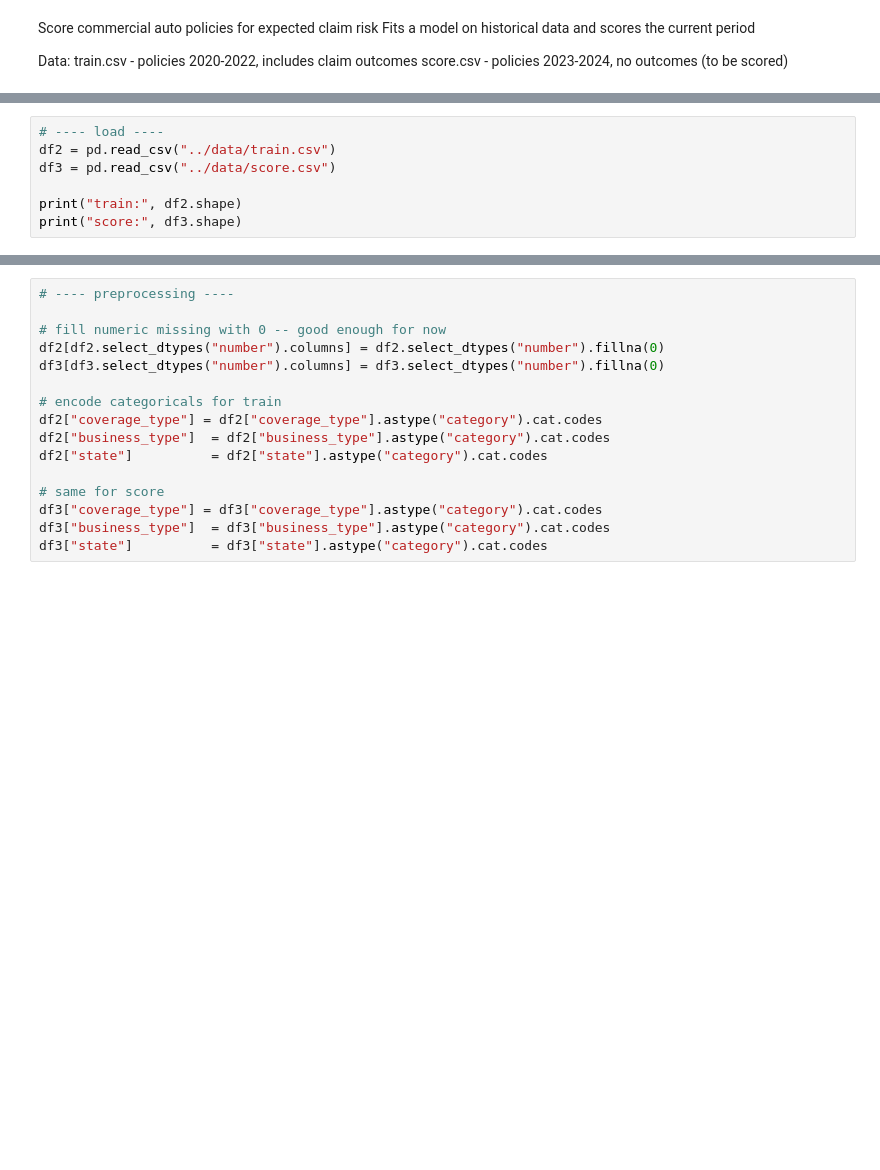
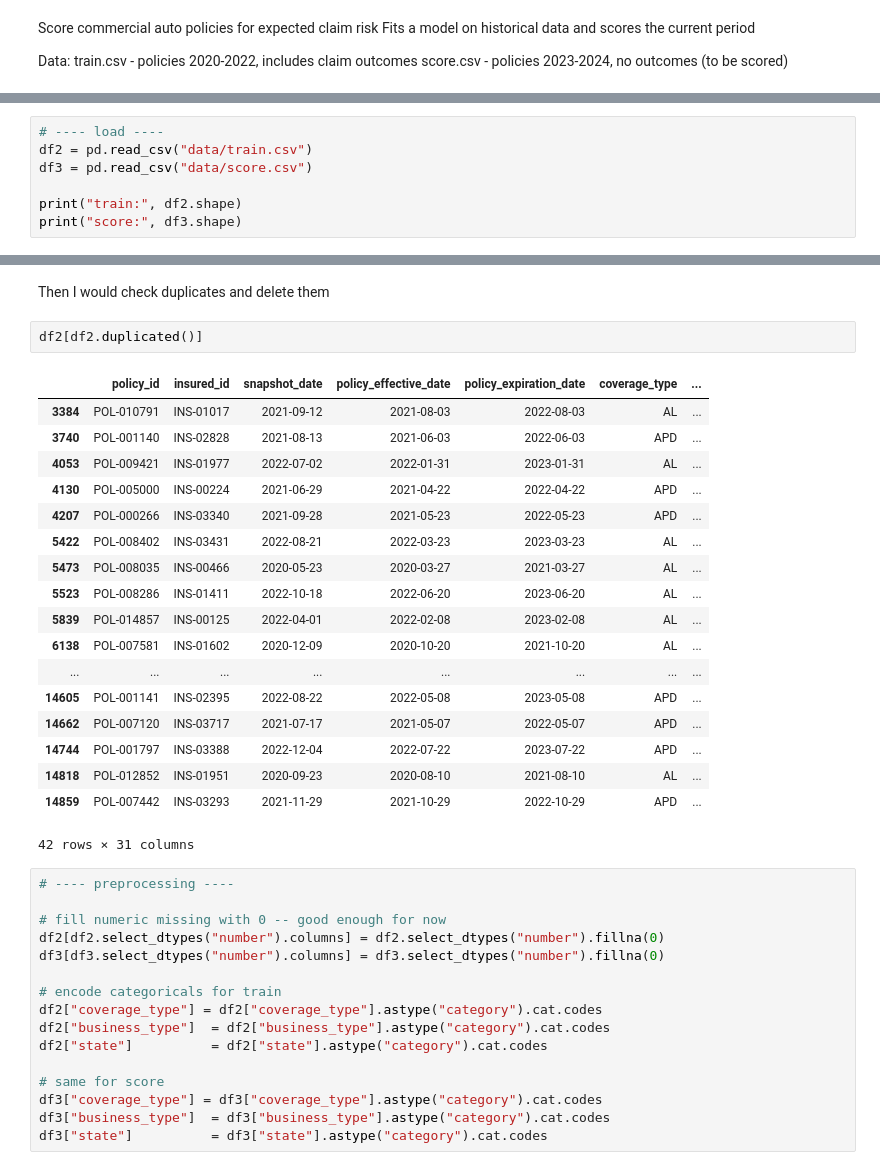
Before and after one commit to axel407/ZurichCaseStudy, a Jupyter notebook: risk_scorer.ipynb, the cells around one changed output, grey strips where cells are left out. Cells and saved outputs as stored; diff of their text form; blank space fills up the shorter version.

```diff
--- a/risk_scorer.ipynb
+++ b/risk_scorer.ipynb
@@ -13,8 +17,8 @@ from sklearn.model_selection import train_test_split
 from sklearn.metrics import accuracy_score
 # %%
 # ---- load ----
-df2 = pd.read_csv("../data/train.csv")
-df3 = pd.read_csv("../data/score.csv")
+df2 = pd.read_csv("data/train.csv")
+df3 = pd.read_csv("data/score.csv")
 
 print("train:", df2.shape)
 print("score:", df3.shape)
@@ -21,3 +120,26 @@ print("score:", df3.shape)
+# %% [markdown]
+Then I would check duplicates and delete them
+# %%
+df2[df2.duplicated()]
+# %% [output]
+|  | policy_id | insured_id | snapshot_date | policy_effective_date | policy_expiration_date | coverage_type | ... |
+| 3384 | POL-010791 | INS-01017 | 2021-09-12 | 2021-08-03 | 2022-08-03 | AL | ... |
+| 3740 | POL-001140 | INS-02828 | 2021-08-13 | 2021-06-03 | 2022-06-03 | APD | ... |
+| 4053 | POL-009421 | INS-01977 | 2022-07-02 | 2022-01-31 | 2023-01-31 | AL | ... |
+| 4130 | POL-005000 | INS-00224 | 2021-06-29 | 2021-04-22 | 2022-04-22 | APD | ... |
+| 4207 | POL-000266 | INS-03340 | 2021-09-28 | 2021-05-23 | 2022-05-23 | APD | ... |
+| 5422 | POL-008402 | INS-03431 | 2022-08-21 | 2022-03-23 | 2023-03-23 | AL | ... |
+| 5473 | POL-008035 | INS-00466 | 2020-05-23 | 2020-03-27 | 2021-03-27 | AL | ... |
+| 5523 | POL-008286 | INS-01411 | 2022-10-18 | 2022-06-20 | 2023-06-20 | AL | ... |
+| 5839 | POL-014857 | INS-00125 | 2022-04-01 | 2022-02-08 | 2023-02-08 | AL | ... |
+| 6138 | POL-007581 | INS-01602 | 2020-12-09 | 2020-10-20 | 2021-10-20 | AL | ... |
+| ... | ... | ... | ... | ... | ... | ... | ... |
+| 14605 | POL-001141 | INS-02395 | 2022-08-22 | 2022-05-08 | 2023-05-08 | APD | ... |
+| 14662 | POL-007120 | INS-03717 | 2021-07-17 | 2021-05-07 | 2022-05-07 | APD | ... |
+| 14744 | POL-001797 | INS-03388 | 2022-12-04 | 2022-07-22 | 2023-07-22 | APD | ... |
+| 14818 | POL-012852 | INS-01951 | 2020-09-23 | 2020-08-10 | 2021-08-10 | AL | ... |
+| 14859 | POL-007442 | INS-03293 | 2021-11-29 | 2021-10-29 | 2022-10-29 | APD | ... |
+42 rows × 31 columns
 # %%
 # ---- preprocessing ----
 
```
Also changed, not shown: parts of 16 cells of this notebook, 5 other files.
